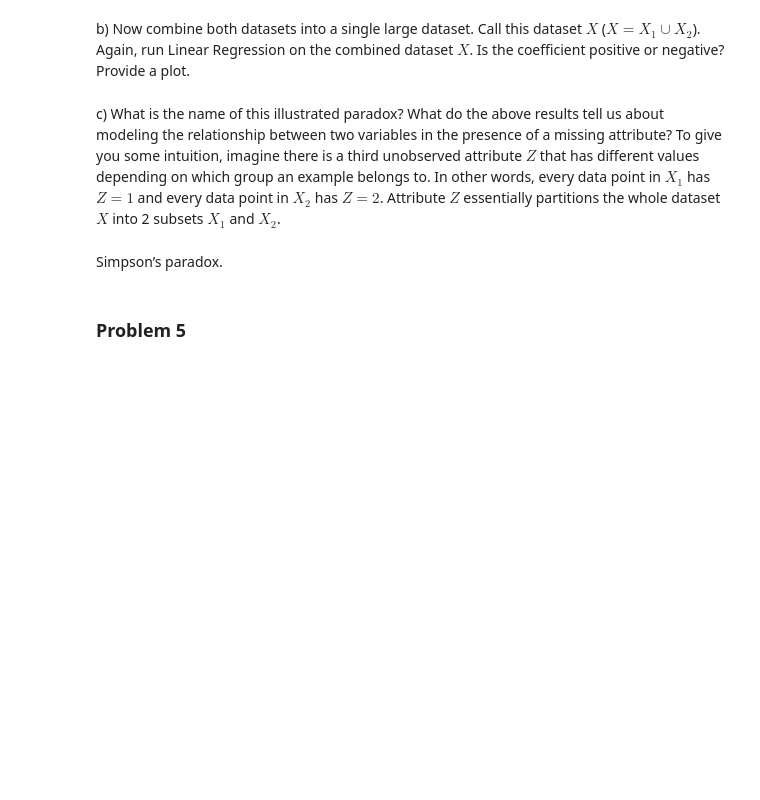
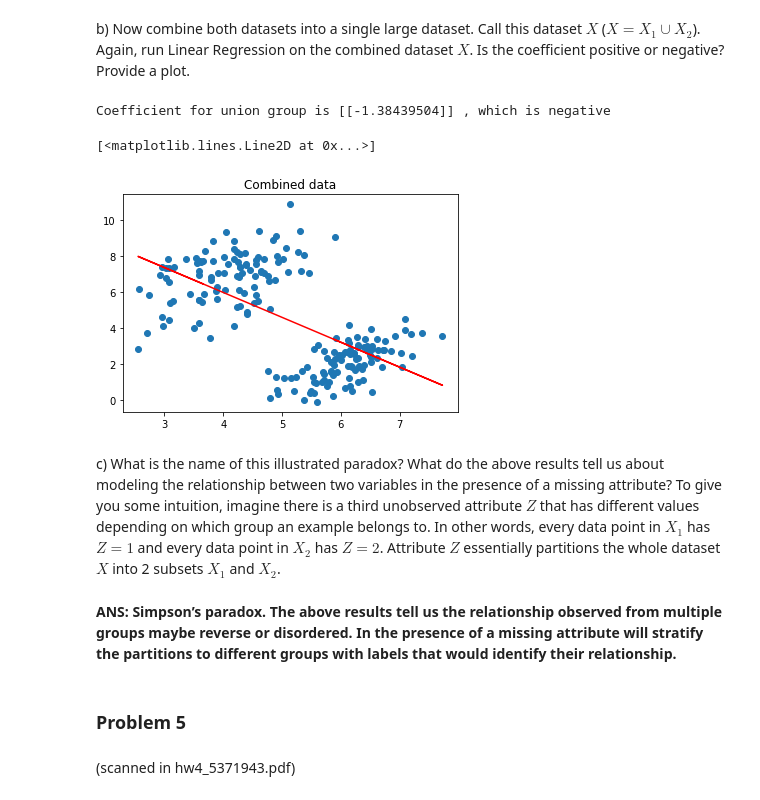
Before and after one commit to luhan68/CS190DD_HW, a Jupyter notebook: HW4 Files-20201208/HW4_Lu.ipynb, the cells around one changed output. Saved outputs shown, nothing was run; the diff lists cells and outputs as text; code cells hidden in the pictures; blank space fills up the shorter version.

```diff
--- a/HW4 Files-20201208/HW4_Lu.ipynb
+++ b/HW4 Files-20201208/HW4_Lu.ipynb
@@ -150,8 +199,25 @@ from sklearn.linear_model import LinearRegression
 # %% [markdown]
 b) Now combine both datasets into a single large dataset. Call this dataset $X$ ($X=X_1 \cup X_2$). Again, run Linear Regression on the combined dataset $X$. Is the coefficient positive or negative? Provide a plot.
+# %%
+X_u = pd.concat([X1, X2])
+x3 = X_u.iloc[:,0].values.reshape(-1,1)
+y3 = X_u.iloc[:,1].values.reshape(-1,1)
+model3 = LinearRegression()
+model3.fit(x3,y3)
+
+print("Coefficient for union group is",model3.coef_ ,", which is negative")
+plt.scatter(x3,y3)
+plt.title('Combined data')
+plt.plot(x3, model3.intercept_ + model3.coef_ * x3, color= 'red')
+# %% [output]
+Coefficient for union group is [[-1.38439504]] , which is negative
+[<matplotlib.lines.Line2D at 0x...>]
+[figure, added]
 # %% [markdown]
 c) What is the name of this illustrated paradox? What do the above results tell us about modeling the relationship between two variables in the presence of a missing attribute? To give you some intuition, imagine there is a third unobserved attribute $Z$ that has different values depending on which group an example belongs to. In other words, every data point in $X_1$ has $Z=1$ and every data point in $X_2$ has $Z=2$. Attribute $Z$ essentially partitions the whole dataset $X$ into 2 subsets $X_1$ and $X_2$.
-# %% [markdown]
-Simpson’s paradox.
+# %% [markdown]
+**ANS: Simpson’s paradox. The above results tell us the relationship observed from multiple groups maybe reverse or disordered. In the presence of a missing attribute will stratify the partitions to different groups with labels that would identify their relationship.**
 # %% [markdown]
 ### Problem 5
+# %% [markdown]
+(scanned in hw4_5371943.pdf)
```
Also changed, not shown: parts of 11 cells of this notebook.
